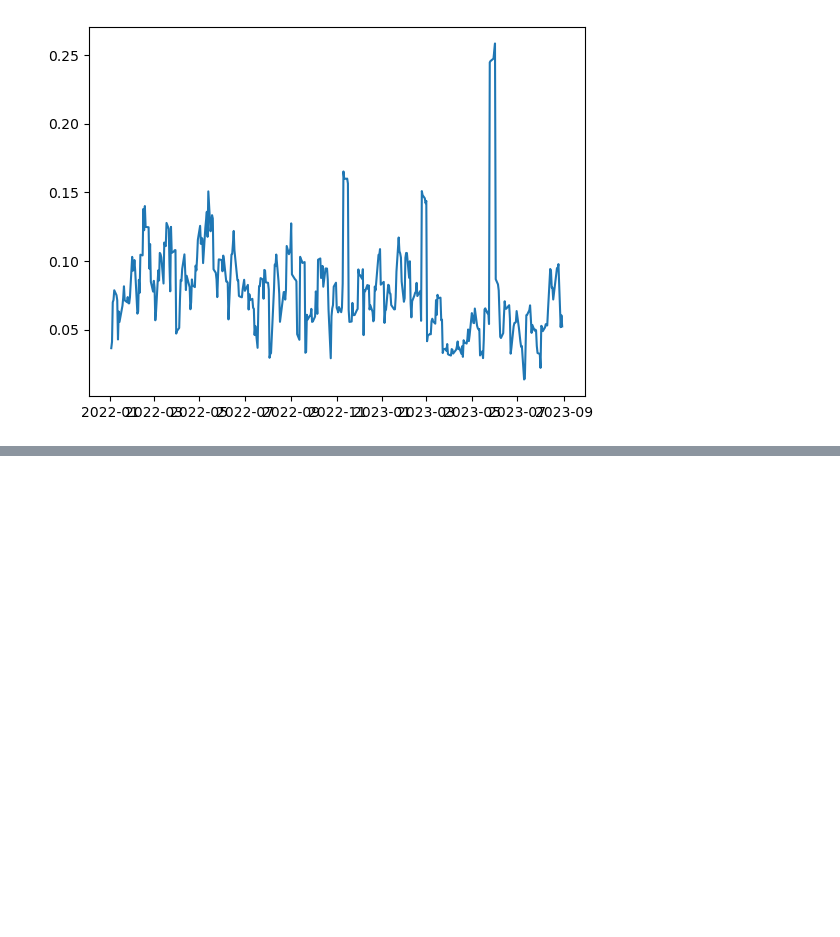
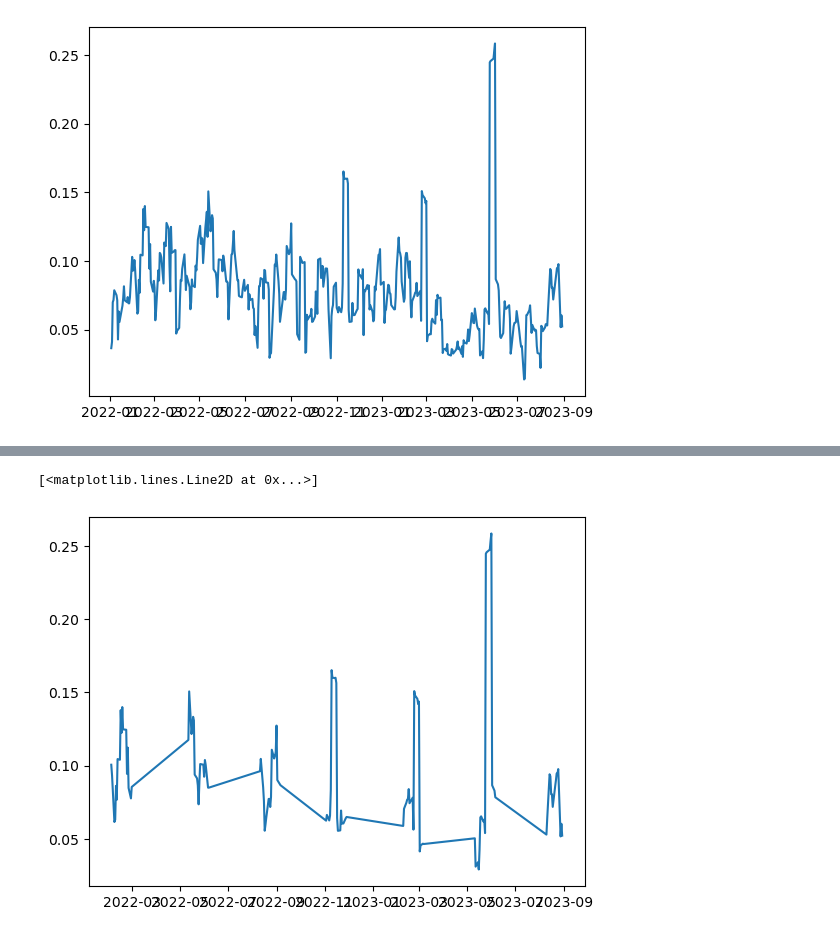
Before and after one commit to SonanZhang/Event-driven-statistical-arbitrage, a Jupyter notebook: earning_hypothesis_testing.ipynb, the cells around one changed output, grey strips where cells are left out. Saved outputs shown, nothing was run; the diff lists cells and outputs as text; code cells hidden in the pictures; blank space fills up the shorter version.

```diff
--- a/earning_hypothesis_testing.ipynb
+++ b/earning_hypothesis_testing.ipynb
@@ -147,7 +147,7 @@ recent_vols = pd.Series()
 for date in recent_earning.index:
     for earning_date_str in earning_dates:
         earning_date = pd.to_datetime(earning_date_str)
-        diff_days = np.busday_count(date, earning_date)
+        diff_days = np.busday_count(date.strftime(format="%Y-%m-%d"), earning_date.strftime(format="%Y-%m-%d"))
         if diff_days >= 0 and diff_days < before_earnings_period:
             print('Before: ', diff_days, date, recent_earning.loc[date])
             recent_vols.loc[date] = recent_earning.loc[date]
@@ -161,0 +178,2 @@ TypeError: Iterator operand 0 dtype could not be cast from dtype('<M8[us]') to d
+[<matplotlib.lines.Line2D at 0x...>]
+[figure, added]
```
Also changed, not shown: parts of 1 cell of this notebook.
